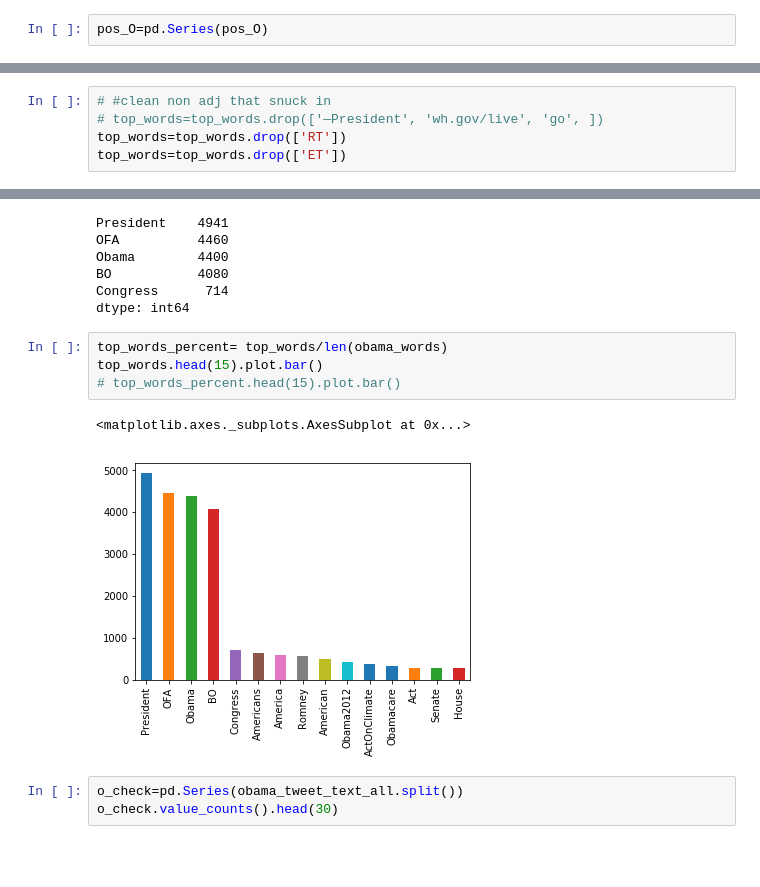
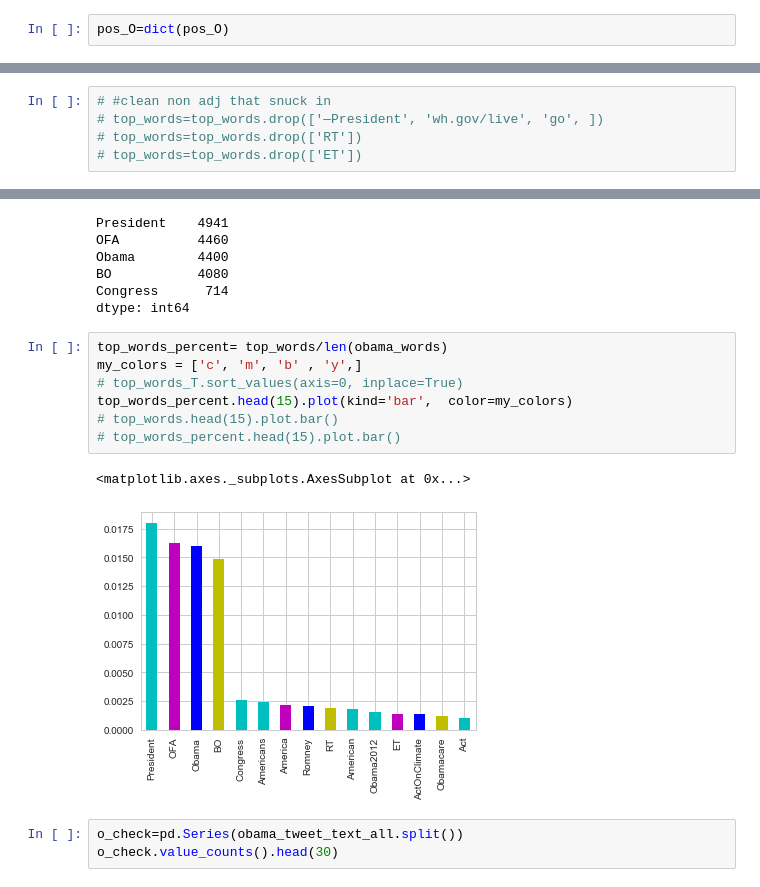
Before and after one commit to EthanH43/text_generator, a Jupyter notebook: Model/Tweet_Analysis.ipynb, the cells around one changed output, grey strips where cells are left out. Saved outputs shown, nothing was run; the diff lists cells and outputs as text; blank space fills up the shorter version.

```diff
--- a/Model/Tweet_Analysis.ipynb
+++ b/Model/Tweet_Analysis.ipynb
@@ -75,7 +75,7 @@ tweet_text_cleaned_o = pd.Series(obama_words).str.cat(sep=' ')
 import nltk
 pos_O=nltk.pos_tag(obama_words)
 # %%
-pos_O=pd.Series(pos_O)
+pos_O=dict(pos_O)
 # %%
 pos_O['Watch']=pos_O['watch']
 pos_O['FACT']=pos_O['fact']
@@ -110,8 +109,8 @@ for word in top_words.index:
 # %%
 # #clean non adj that snuck in
 # top_words=top_words.drop(['—President', 'wh.gov/live', 'go', ])
-top_words=top_words.drop(['RT'])
-top_words=top_words.drop(['ET'])
+# top_words=top_words.drop(['RT'])
+# top_words=top_words.drop(['ET'])
 # %%
 top_words.head()
 # %% [output]
@@ -123,11 +122,14 @@ Congress      714
 dtype: int64
 # %%
 top_words_percent= top_words/len(obama_words)
-top_words.head(15).plot.bar()
+my_colors = ['c', 'm', 'b' , 'y',]
+# top_words_T.sort_values(axis=0, inplace=True)
+top_words_percent.head(15).plot(kind='bar',  color=my_colors)
+# top_words.head(15).plot.bar()
 # top_words_percent.head(15).plot.bar()
 # %% [output]
 <matplotlib.axes._subplots.AxesSubplot at 0x...>
-[figure, old version]
+[figure, new version]
 # %%
 o_check=pd.Series(obama_tweet_text_all.split())
 o_check.value_counts().head(30)
```
Also changed, not shown: parts of 4 cells of this notebook, 4 other files.
